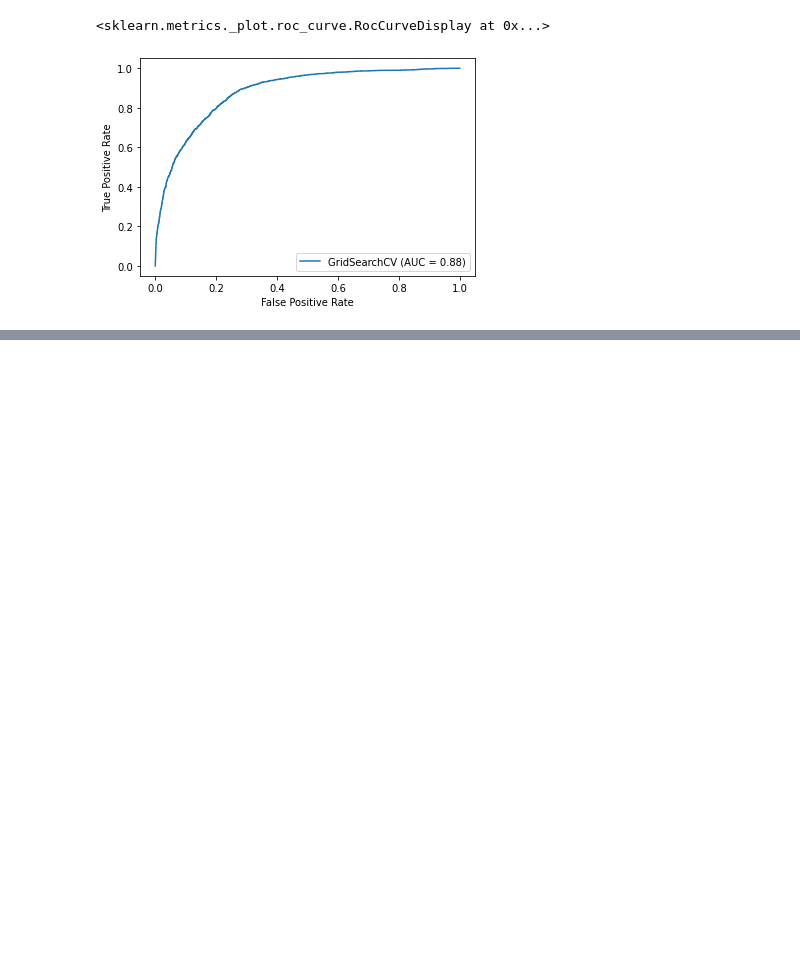
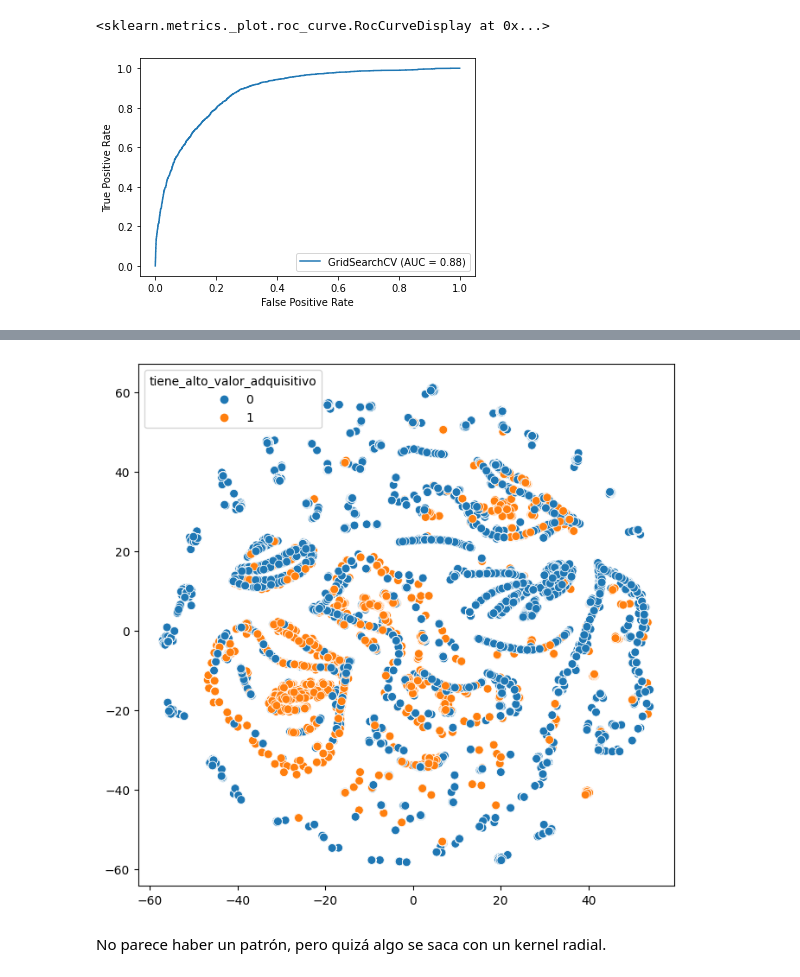
Before and after one commit to ncontinanza/tp-datos-1c2021-de-angelis-riva-continanza, a Jupyter notebook: Parte2/SVM.ipynb, the cells around one changed output, grey strips where cells are left out. Drawn from its saved outputs; the diff is of its cells as text; code cells hidden in the pictures; blank space fills up the shorter version.

```diff
--- a/Parte2/SVM.ipynb
+++ b/Parte2/SVM.ipynb
@@ -75,0 +393,3 @@ plot_roc_curve(gscv, X_test, y_test)
+# %%
+arbol = DecisionTreeClassifier(criterion='gini', max_depth=3)
+arbol.fit(X_train, y_train)
@@ -75,0 +421,9 @@ plot_roc_curve(gscv, X_test, y_test)
+# %%
+def primeras_4_del_arbol(X):
+    return X[['anios_estudiados', 'ganancia_perdida_declarada_bolsa_argentina',
+              'edad', 'rol_familiar_registrado_casado']].copy()
+# %%
+scaler3 = MinMaxScaler(feature_range=(0,1))
+
+X_train3 = pd.DataFrame(scaler3.fit_transform(primeras_4_del_arbol(X_train)))
+X_test3 = pd.DataFrame(scaler3.transform(primeras_4_del_arbol(X_test)))
@@ -75,0 +432,2 @@ plot_roc_curve(gscv, X_test, y_test)
+# %%
+X_tsne = TSNE(n_components=2, perplexity=100, learning_rate=100, n_iter_without_progress=250, n_jobs=-1, verbose=4).fit_transform(X_train3)
@@ -75,0 +452,14 @@ plot_roc_curve(gscv, X_test, y_test)
+# %%
+fig = plt.figure(figsize=(8,8), dpi=100)
+sns.scatterplot(
+    x = X_tsne[:,0],
+    y = X_tsne[:,1],
+    hue = y_train,
+    s=50
+)
+
+plt.show()
+# %% [output]
+[figure, added]
+# %% [markdown]
+No parece haber un patrón, pero quizá algo se saca con un kernel radial.
```
Also changed, not shown: parts of 131 cells of this notebook.
